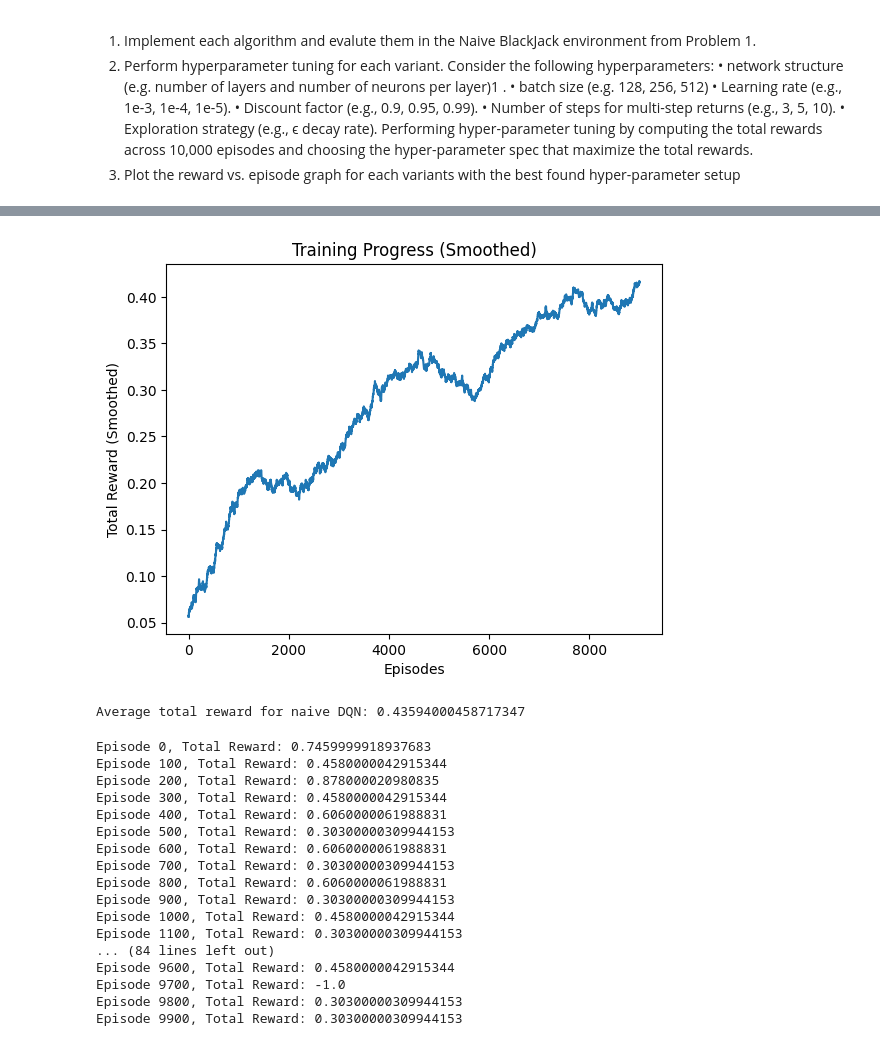
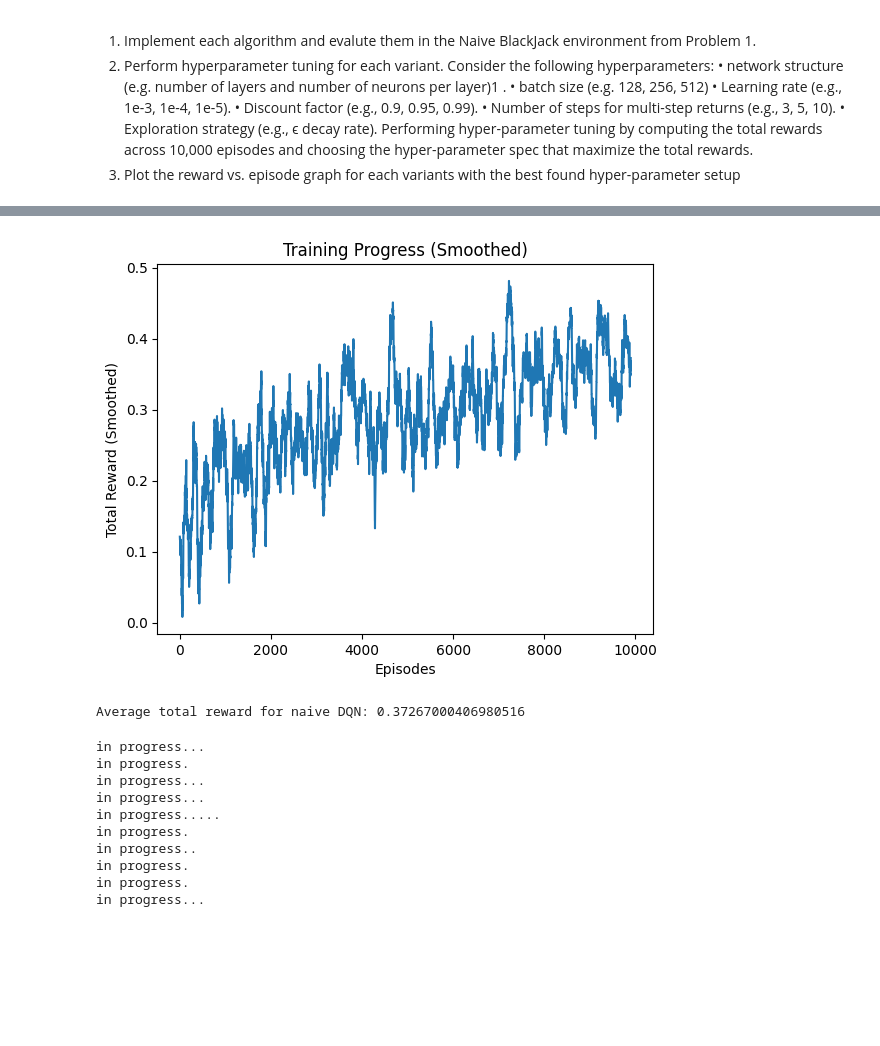
Before and after one commit to SachielC/BlackJack-RL-DQN, a Jupyter notebook: RL_BLJK.ipynb, the cells around one changed output, grey strips where cells are left out. Saved outputs shown, nothing was run; the diff lists cells and outputs as text; code cells hidden in the pictures; blank space fills up the shorter version.

Commit message:
Created function for param testing, model resetting and Double DQN

```diff
--- a/RL_BLJK.ipynb
+++ b/RL_BLJK.ipynb
@@ -132,12 +154,14 @@ GAMMA = 0.99
 EPS_START = 1.0
 EPS_END = 0.05
 TAU = 0.005
-
-test_array = np.array[[128, 256, 512],[1e-3, 1e-4, 1e-5],[0.9, 0.95, 0.99],[5000, 100000, 200000]]
-batches = 0
-learn_Rates = 1
-discounts = 2
-Edecay = 3
+n = 1000
+LR = 1e-3
+EPS_DECAY = 5000
+test_array = np.array([[int(128), int(256), int(512)],[int(1e-3), int(1e-4), int(1e-5)],[0.9, 0.95, 0.99],[5000, 10000, 20000]])
+batch_idx = 0
+LR_idx = 1
+discounts_idx = 2
+Edecay_idx = 3
 
 # DQN Setup
 n_actions = env.action_space.n
@@ -167,5 +208,5 @@ Edecay = [5000, 100000, 200000]
 # %%
-def optimize_model():
+def optimize_model(BATCH_SIZE):
     if len(memory) < BATCH_SIZE:
         return
 
@@ -177,7 +218,10 @@ def optimize_model():
     reward_batch = torch.cat(batch.reward)
 
     non_final_mask = torch.tensor(tuple(map(lambda s: s is not None, batch.next_state)), dtype=torch.bool)
-    non_final_next_states = torch.cat([s for s in batch.next_state if s is not None])
+    if any(s is not None for s in batch.next_state):
+        non_final_next_states = torch.cat([s for s in batch.next_state if s is not None])
+    else:
+        non_final_next_states = torch.zeros((0, *state_batch.shape[1:]), device=device)
 
     state_action_values = policy_net(state_batch).gather(1, action_batch)
 
@@ -240,0 +319,6 @@ Episode 9900, Total Reward: 0.30300000309944153
+# %%
+BATCH_SIZE = 128
+LR = 1e-5
+GAMMA = 0.9
+EPS_DECAY = 10000
+best_model = run_model(10000, BATCH_SIZE, LR, GAMMA, EPS_DECAY)
@@ -241,19 +336,20 @@ Episode 9900, Total Reward: 0.30300000309944153
 # %%
+
 def moving_average(data, window_size):
     return np.convolve(data, np.ones(window_size) / window_size, mode='valid')
 
-window_size = 1000
+window_size = 100
 
-smoothed_rewards = moving_average(total_rewards, window_size)
+smoothed_rewards = moving_average(best_model, window_size)
 
 plt.plot(smoothed_rewards)
 plt.xlabel('Episodes')
 plt.ylabel('Total Reward (Smoothed)')
 plt.title('Training Progress (Smoothed)')
 plt.show()
 
-print(f'Average total reward for naive DQN: {np.mean(total_rewards[-100:])}')
+print(f'Average total reward for naive DQN: {np.mean(best_model[-100:])}')
 # %% [output]
-[figure, old version]
+[figure, new version]
-Average total reward for naive DQN: 0.43594000458717347
+Average total reward for naive DQN: 0.37267000406980516
 # %%
@@ -274,23 +425,16 @@ class Double_DQN(nn.Module):
 # %%
 num_episodes = 10000
 total_rewards = []
-run_model()
+total_rewards = run_model(num_episodes, BATCH_SIZE, LR, GAMMA, EPS_DECAY)
 # %% [output]
-Episode 0, Total Reward: 0.7459999918937683
-Episode 100, Total Reward: 0.4580000042915344
-Episode 200, Total Reward: 0.878000020980835
-Episode 300, Total Reward: 0.4580000042915344
-Episode 400, Total Reward: 0.6060000061988831
-Episode 500, Total Reward: 0.30300000309944153
-Episode 600, Total Reward: 0.6060000061988831
-Episode 700, Total Reward: 0.30300000309944153
-Episode 800, Total Reward: 0.6060000061988831
-Episode 900, Total Reward: 0.30300000309944153
-Episode 1000, Total Reward: 0.4580000042915344
-Episode 1100, Total Reward: 0.30300000309944153
-... (84 lines left out)
-Episode 9600, Total Reward: 0.4580000042915344
-Episode 9700, Total Reward: -1.0
-Episode 9800, Total Reward: 0.30300000309944153
-Episode 9900, Total Reward: 0.30300000309944153
+in progress...
+in progress.
+in progress...
+in progress...
+in progress.....
+in progress.
+in progress..
+in progress.
+in progress.
+in progress...
 # %%
```
Also changed, not shown: parts of 12 cells of this notebook.
